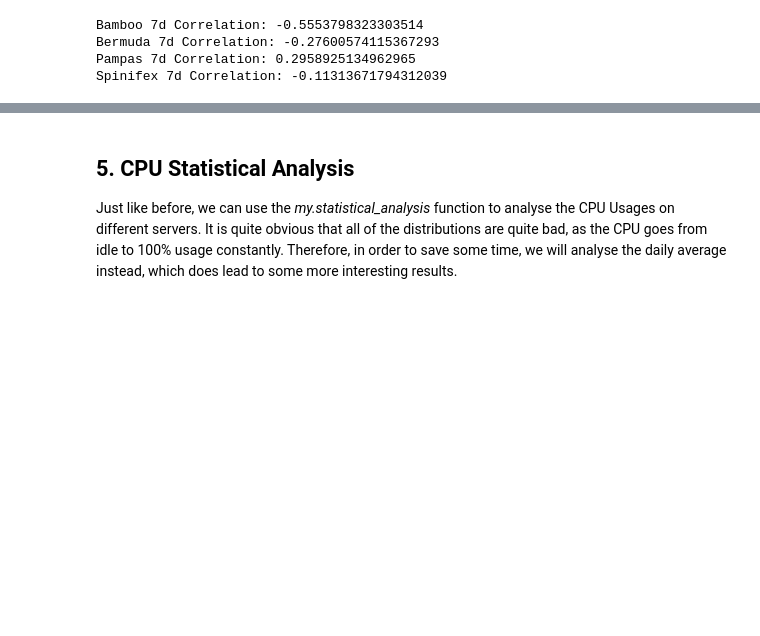
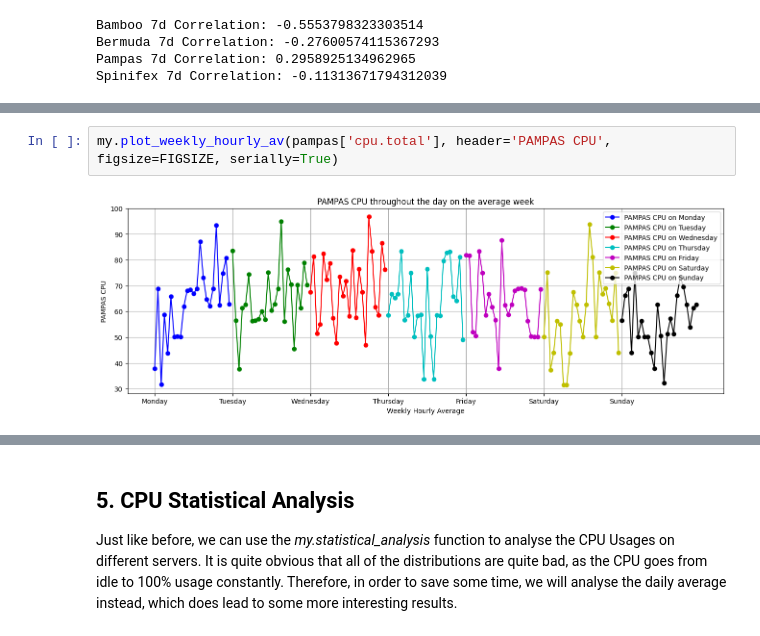
Before and after one commit to ogahector/power_analysis_eeedept, a Jupyter notebook: src/main.ipynb, the cells around one changed output, grey strips where cells are left out. Cells and saved outputs as stored; diff of their text form; blank space fills up the shorter version.

```diff
--- a/src/main.ipynb
+++ b/src/main.ipynb
@@ -113,0 +125,4 @@ Spinifex 7d Correlation: -0.11313671794312039
+# %%
+my.plot_weekly_hourly_av(pampas['cpu.total'], header='PAMPAS CPU', figsize=FIGSIZE, serially=True)
+# %% [output]
+[figure, added]
```
Also changed, not shown: parts of 5 cells of this notebook, 3 other files.
